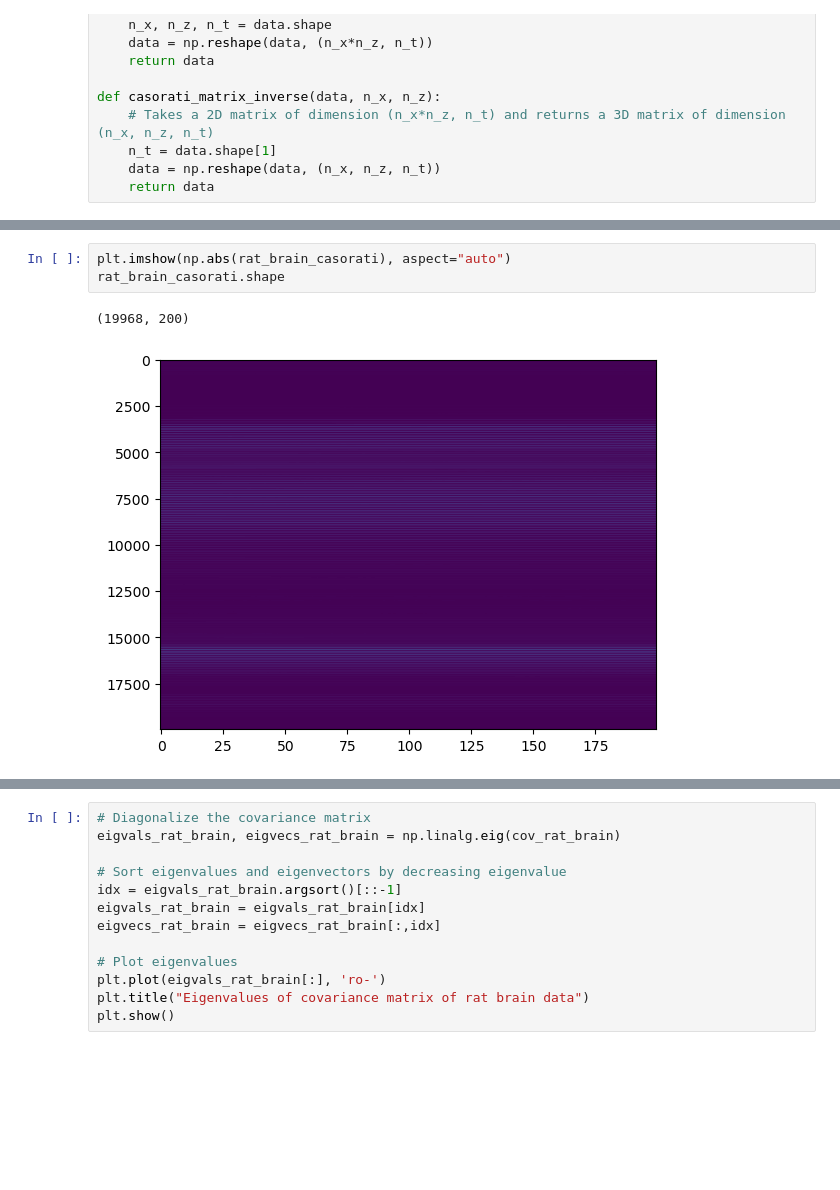
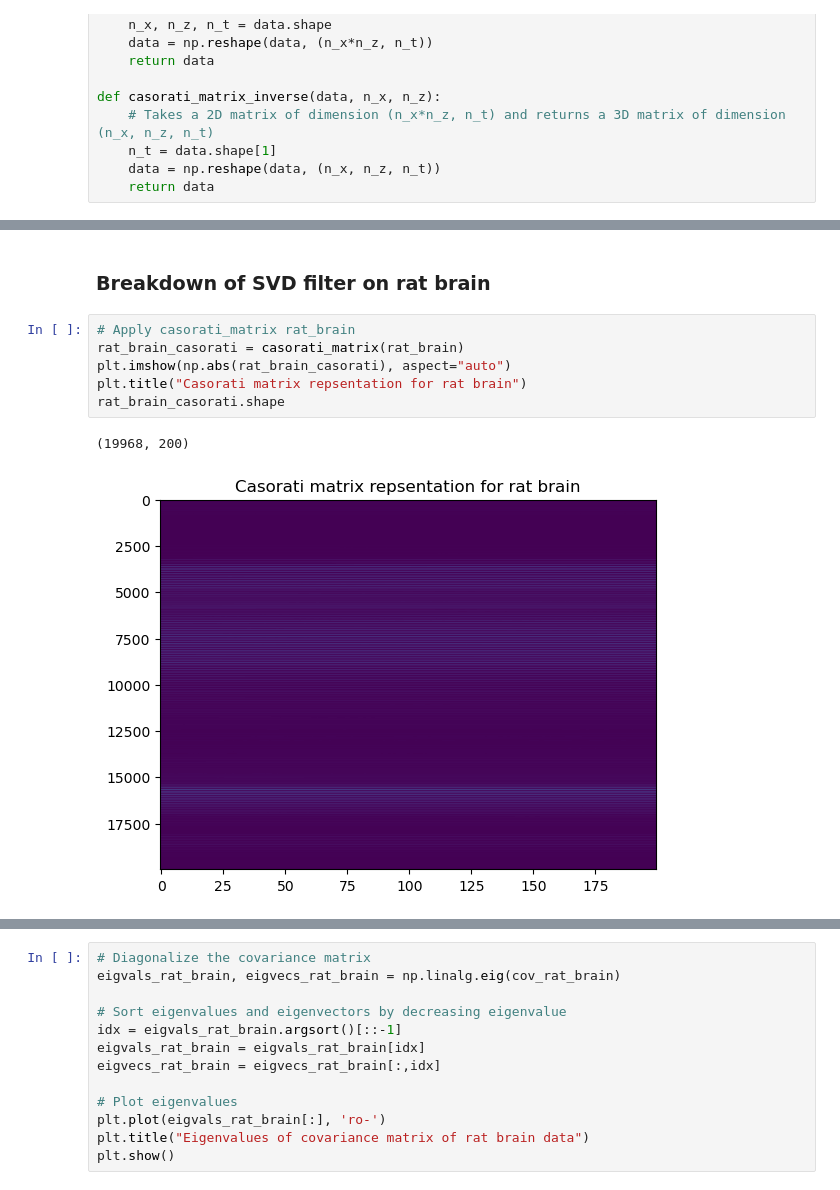
Before and after one commit to MalekSalah/Imagerie-medicale-beamforming-, a Jupyter notebook: notebooks/doppler.ipynb, the cells around one changed output, grey strips where cells are left out. Saved outputs shown, nothing was run; the diff lists cells and outputs as text; blank space fills up the shorter version.

```diff
--- a/notebooks/doppler.ipynb
+++ b/notebooks/doppler.ipynb
@@ -80,9 +116,14 @@ rat_brain_casorati = casorati_matrix(rat_brain)
+# %% [markdown]
+### Breakdown of SVD filter on rat brain
 # %%
+# Apply casorati_matrix rat_brain
+rat_brain_casorati = casorati_matrix(rat_brain)
 plt.imshow(np.abs(rat_brain_casorati), aspect="auto")
+plt.title("Casorati matrix repsentation for rat brain")
 rat_brain_casorati.shape
 # %% [output]
 (19968, 200)
-[figure, old version]
+[figure, new version]
 # %%
 # compute covarance matrix
 cov_rat_brain = np.absolute( rat_brain_casorati.conj().T @ rat_brain_casorati )
```
Also changed, not shown: parts of 23 cells of this notebook.
